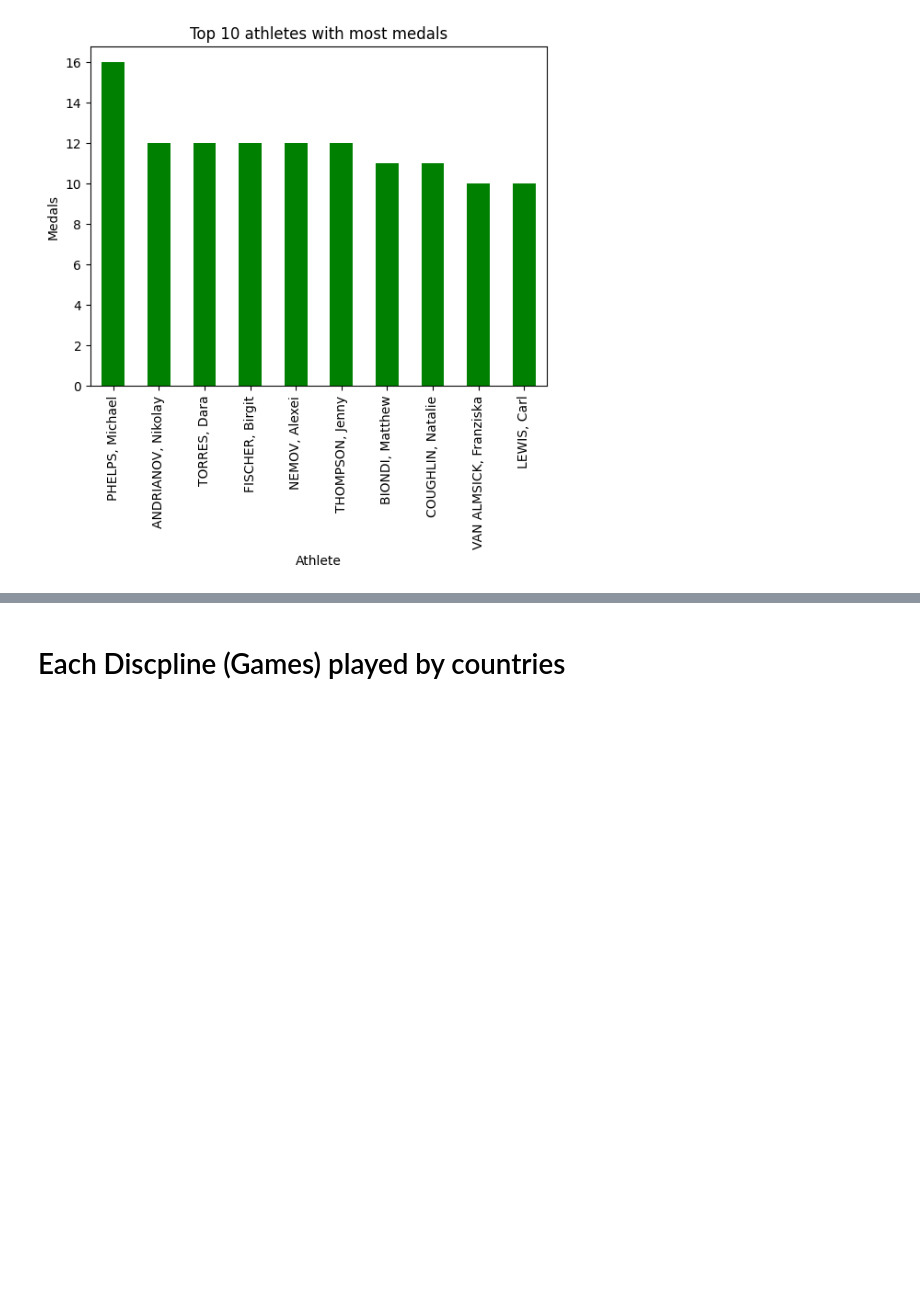
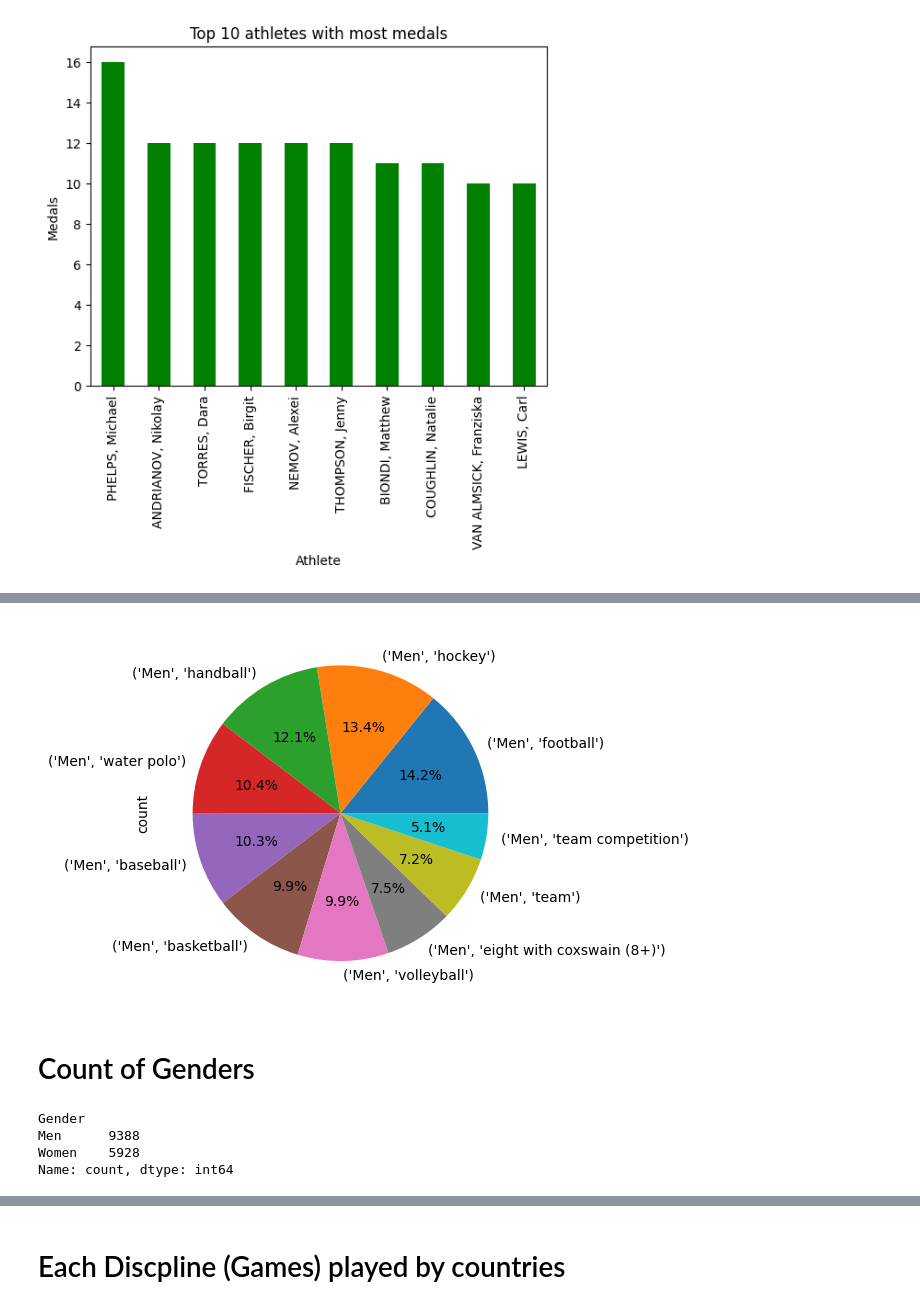
Before and after one commit to abhi788741/Olympics_Data_Analysis, a Jupyter notebook: Olympics_Data_Analysis.ipynb, the cells around one changed output, grey strips where cells are left out. Saved outputs shown, nothing was run; the diff lists cells and outputs as text; code cells hidden in the pictures; blank space fills up the shorter version.

```diff
--- a/Olympics_Data_Analysis.ipynb
+++ b/Olympics_Data_Analysis.ipynb
@@ -232,0 +372,3 @@ plt.show()
+# %%
+dis1=df_cleaned.groupby("Gender")["Event"].value_counts()
+dis1
@@ -232,0 +389,15 @@ plt.show()
+# %%
+dis1.head(10).plot(kind='pie',labels=dis1.index,autopct="%1.1f%%")
+plt.show()
+# %% [output]
+[figure, added]
+# %% [markdown]
+# Count of Genders
+# %%
+gen=df["Gender"].value_counts()
+gen
+# %% [output]
+Gender
+Men      9388
+Women    5928
+Name: count, dtype: int64
```
Also changed, not shown: parts of 41 cells of this notebook.
